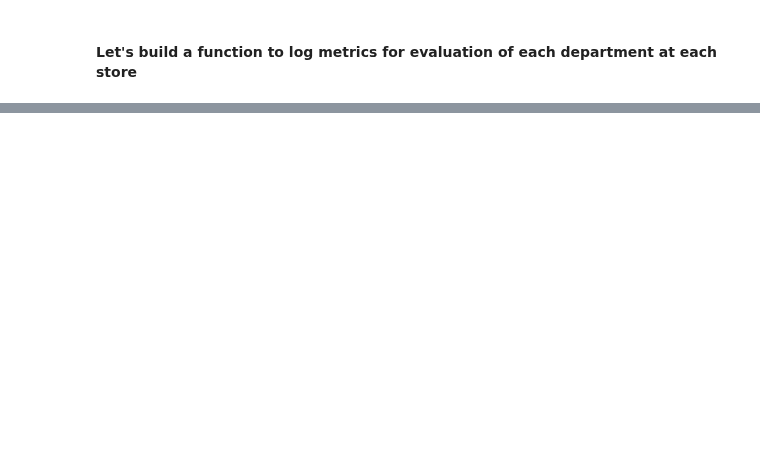
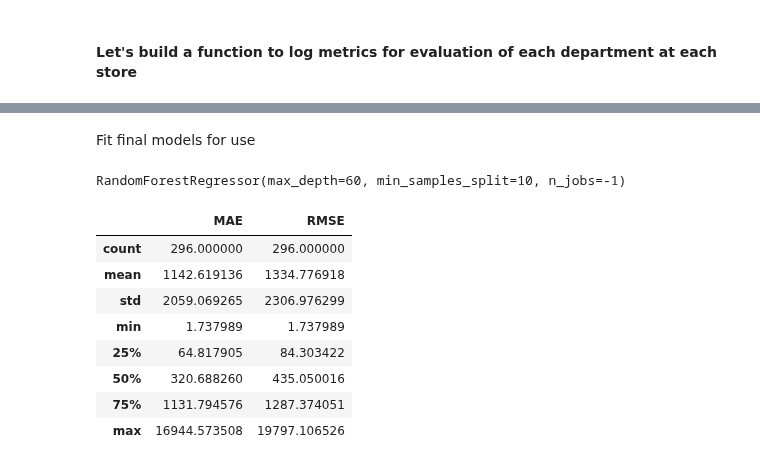
Before and after one commit to Dylan-C-Neal/capstone1-retail_forecasting, a Jupyter notebook: notebooks/C1S4-Modeling.ipynb, the cells around one changed output, grey strips where cells are left out. Saved outputs shown, nothing was run; the diff lists cells and outputs as text; code cells hidden in the pictures; blank space fills up the shorter version.

Commit message:
Almost finished with modeling

```diff
--- a/notebooks/C1S4-Modeling.ipynb
+++ b/notebooks/C1S4-Modeling.ipynb
@@ -1218,14 +1173,12 @@ def storedepttest(store, dept, reg, X_test, y_test):
 
     return [mean_absolute_error(SDy_test, SDy_pred), mean_squared_error(SDy_test, SDy_pred, squared=False)]
 # %%
-def storedepttestagg(typestores, typedepts, reg, X_train, y_train, X_test, y_test):
+def storedepttestagg(typestores, typedepts, reg, X_test, y_test):
 
     stores = []
     depts = []
     MAEs = []
     RMSEs = []
-
-    reg = reg.fit(X_train, y_train)
 
     for i in typestores:
             for k in typedepts:
@@ -1292,0 +1196,22 @@ notify.send('Complete')
+# %% [markdown]
+Fit final models for use
+# %%
+# Store Type 0 model:
+model0 = RandomForestRegressor(max_depth=60, min_samples_split=10, n_jobs=-1)
+model0.fit(X_train0, np.ravel(y_train0))
+# %% [output]
+RandomForestRegressor(max_depth=60, min_samples_split=10, n_jobs=-1)
+# %%
+m0testsummary = storedepttestagg(type0Stores, type0Depts, model0, X_test0, y_test0)
+# %%
+m0testsummary.describe()
+# %% [output]
+|  | MAE | RMSE |
+| count | 296.000000 | 296.000000 |
+| mean | 1142.619136 | 1334.776918 |
+| std | 2059.069265 | 2306.976299 |
+| min | 1.737989 | 1.737989 |
+| 25% | 64.817905 | 84.303422 |
+| 50% | 320.688260 | 435.050016 |
+| 75% | 1131.794576 | 1287.374051 |
+| max | 16944.573508 | 19797.106526 |
```
Also changed, not shown: parts of 15 cells of this notebook.
